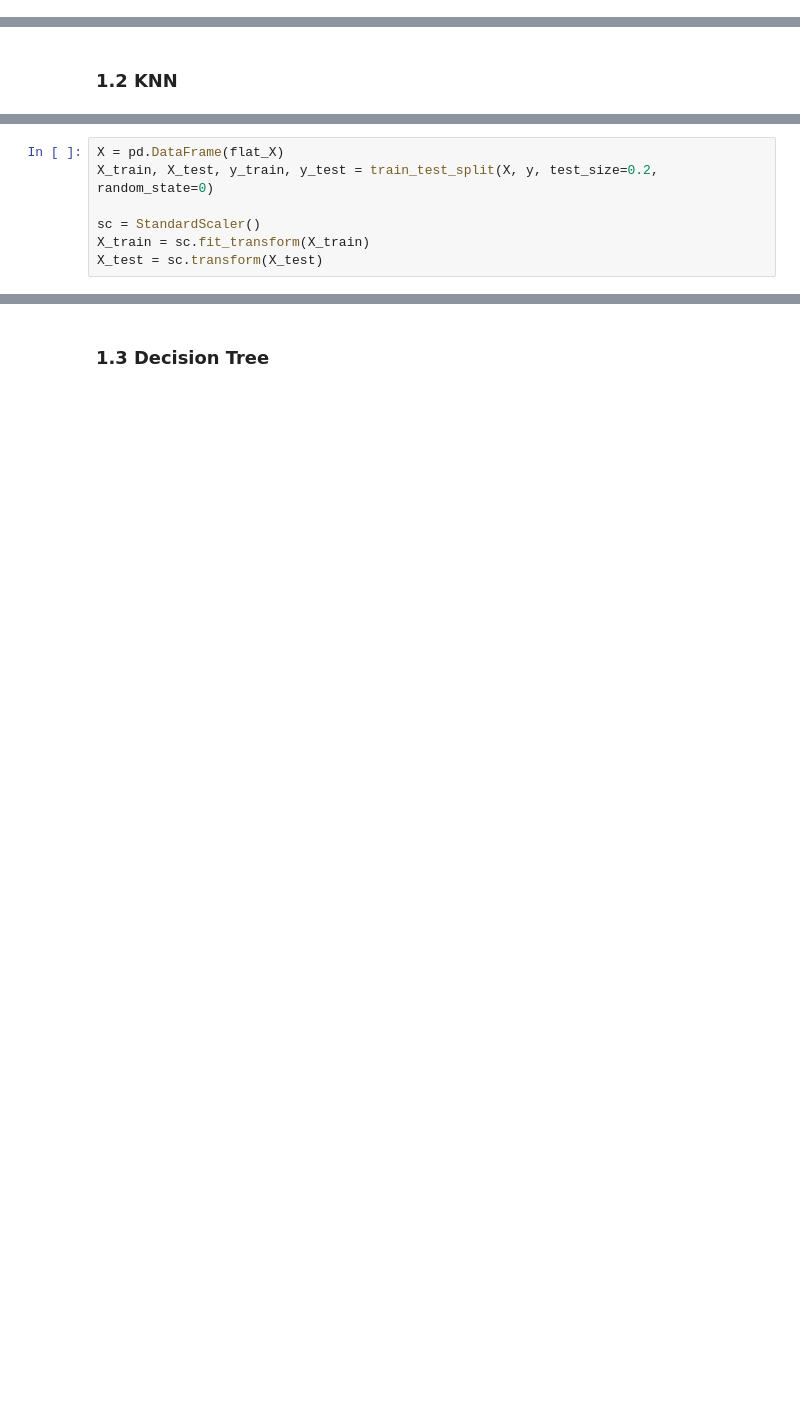
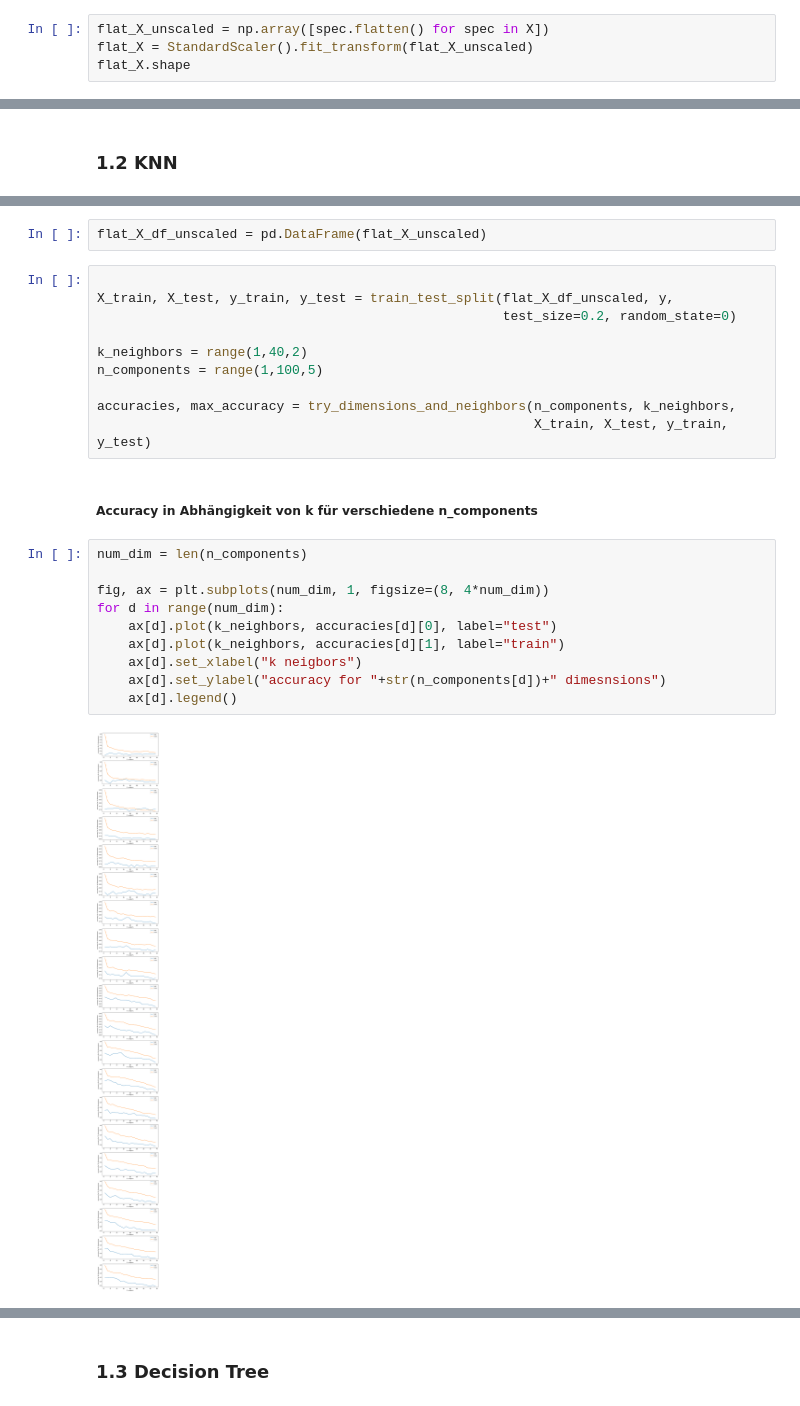
Before and after one commit to mayonesa-parquet/ml, a Jupyter notebook: ML-Projekt.ipynb, the cells around one changed output, grey strips where cells are left out. Cells and saved outputs as stored; diff of their text form; blank space fills up the shorter version.

```diff
--- a/ML-Projekt.ipynb
+++ b/ML-Projekt.ipynb
@@ -204,2 +209,6 @@ X[3].shape
 # %% [markdown]
 ### 1.1 PCA
+# %%
+flat_X_unscaled = np.array([spec.flatten() for spec in X])
+flat_X = StandardScaler().fit_transform(flat_X_unscaled)
+flat_X.shape
@@ -360,7 +435,26 @@ Im Folgenden wollenw ir für verschiedene n_components den K-Nearest-Neighbour a
+# %%
+flat_X_df_unscaled = pd.DataFrame(flat_X_unscaled)
 # %%
-X = pd.DataFrame(flat_X)
-X_train, X_test, y_train, y_test = train_test_split(X, y, test_size=0.2, random_state=0)
 
-sc = StandardScaler()
-X_train = sc.fit_transform(X_train)
-X_test = sc.transform(X_test)
+X_train, X_test, y_train, y_test = train_test_split(flat_X_df_unscaled, y,
+                                                    test_size=0.2, random_state=0)
+
+k_neighbors = range(1,40,2)
+n_components = range(1,100,5)
+
+accuracies, max_accuracy = try_dimensions_and_neighbors(n_components, k_neighbors,
+                                                        X_train, X_test, y_train, y_test)
+# %% [markdown]
+##### Accuracy in Abhängigkeit von k für verschiedene n_components
+# %%
+num_dim = len(n_components)
+
+fig, ax = plt.subplots(num_dim, 1, figsize=(8, 4*num_dim))
+for d in range(num_dim):
+    ax[d].plot(k_neighbors, accuracies[d][0], label="test")
+    ax[d].plot(k_neighbors, accuracies[d][1], label="train")
+    ax[d].set_xlabel("k neigbors")
+    ax[d].set_ylabel("accuracy for "+str(n_components[d])+" dimesnsions")
+    ax[d].legend()
+# %% [output]
+[figure, added]
```
Also changed, not shown: parts of 27 cells of this notebook.
